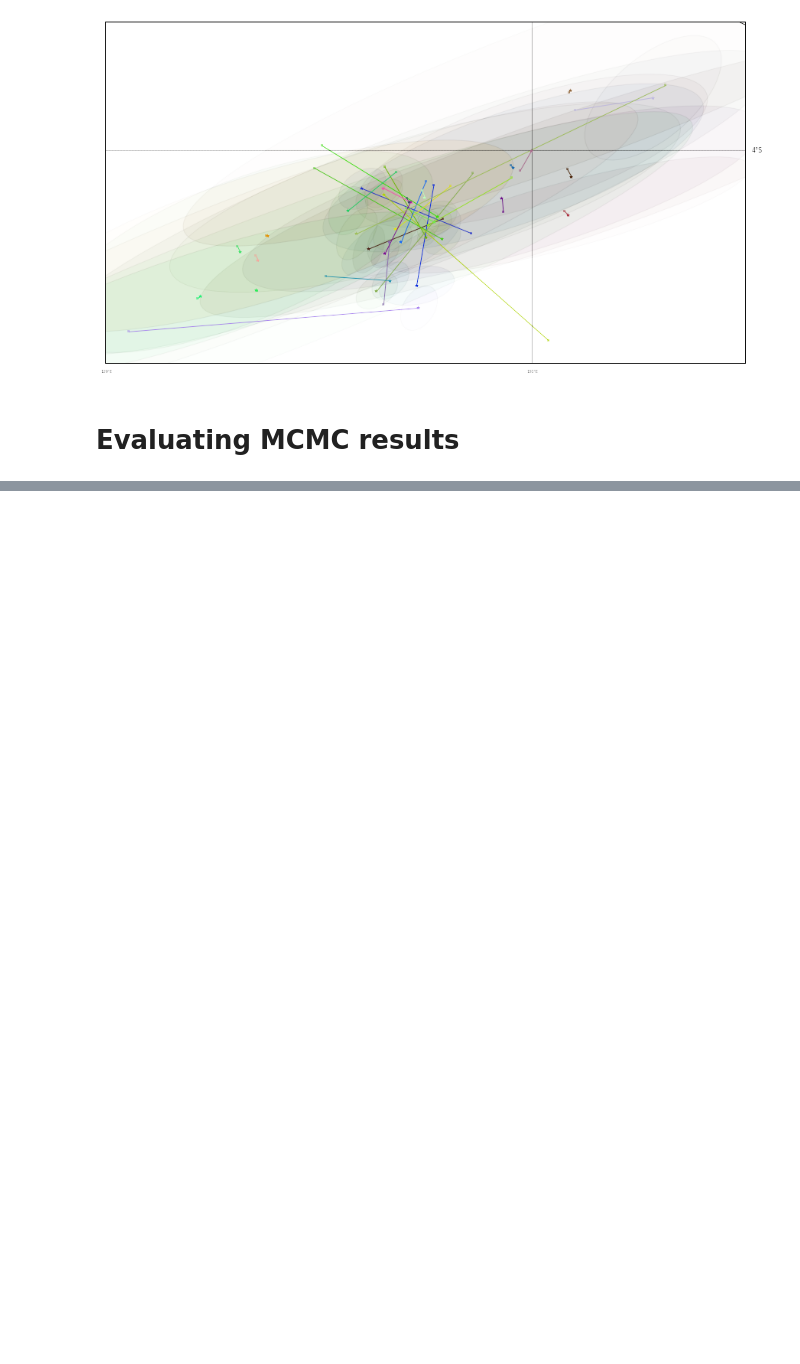
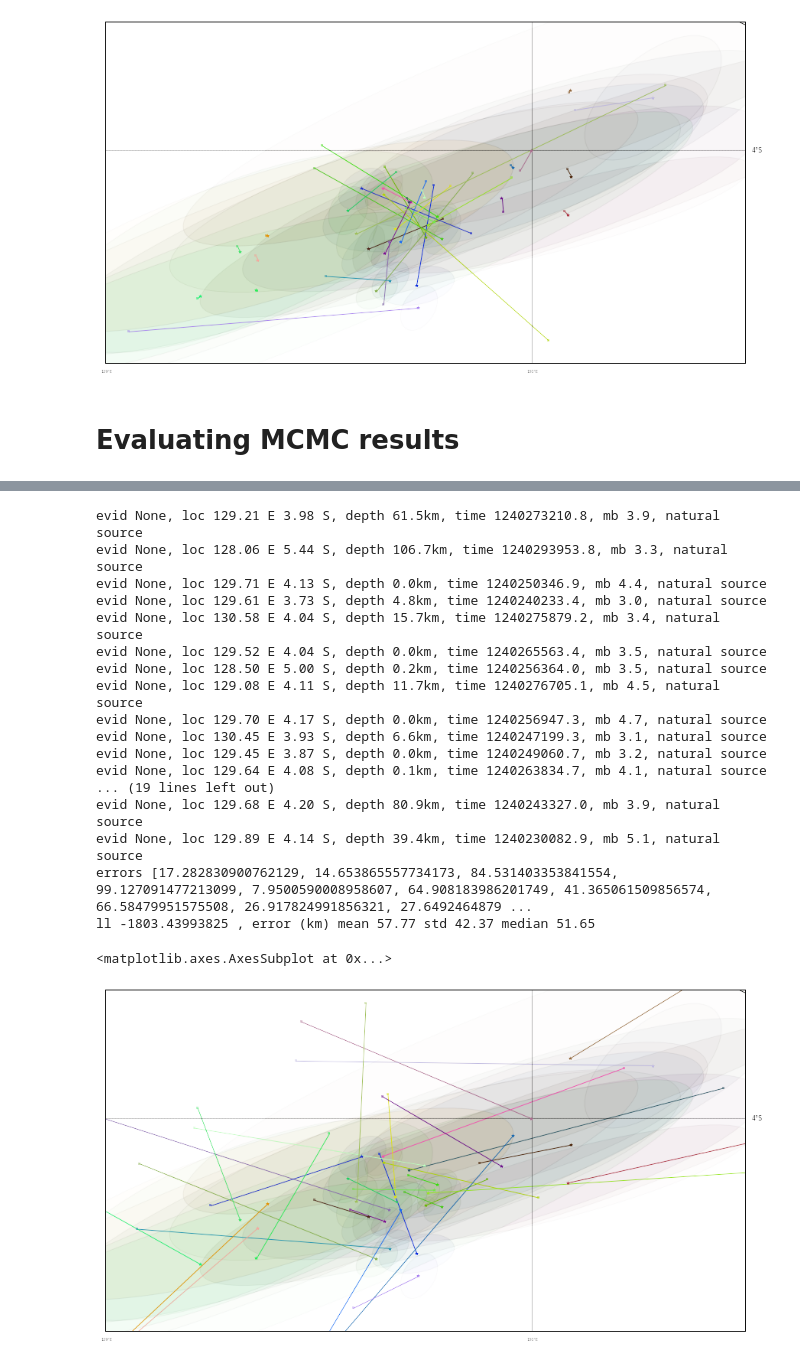
Before and after one commit to davmre/sigvisa, a Jupyter notebook: notebooks/bayesdd_on_real_events.ipynb, the cells around one changed output, grey strips where cells are left out. Drawn from its saved outputs; the diff is of its cells as text; code cells hidden in the pictures; blank space fills up the shorter version.

```diff
--- a/notebooks/bayesdd_on_real_events.ipynb
+++ b/notebooks/bayesdd_on_real_events.ipynb
@@ -640,25 +640,24 @@ from sigvisa.infer.analyze_mcmc import load_trace, trace_stats
 from sigvisa import Sigvisa
 from sigvisa.source.event import Event
 import os
-#def load_posterior_means(mcmc_run, burnin=300)
 
-mcmc_run=1726
-burnin=300
-s = Sigvisa()
-mcmc_log_dir = os.path.join(s.homedir, "logs", "mcmc")
-mcmc_run_dir = os.path.join(mcmc_log_dir, "%05d" % mcmc_run)
-mcmc_evs = dict()
-for fname in os.listdir(mcmc_run_dir):
-    if not fname.startswith("ev_") or not fname.endswith(".txt"): continue
-    eid = int(fname[3:8])
-    ev_trace_file = os.path.join(mcmc_run_dir, fname)
-    trace, min_step, max_step = load_trace(ev_trace_file, burnin=burnin)
-    mean_ev = np.mean(trace[burnin:, :], axis=0)
-    for evid in evids:
-        ref_ev = evs[evid]
-        timediff = ref_ev.time - mean_ev[3]
-        if np.abs(timediff) < 30:
-            mcmc_ev = Event(lon=mean_ev[0], lat=mean_ev[1], depth=mean_ev[2], time=mean_ev[3], mb=mean_ev[4])
-            print mcmc_ev
-            mcmc_evs[evid] = mcmc_ev
-            break
+def load_posterior_means(mcmc_run, burnin=300):
+    s = Sigvisa()
+    mcmc_log_dir = os.path.join(s.homedir, "logs", "mcmc")
+    mcmc_run_dir = os.path.join(mcmc_log_dir, "%05d" % mcmc_run)
+    mcmc_evs = dict()
+    for fname in os.listdir(mcmc_run_dir):
+        if not fname.startswith("ev_") or not fname.endswith(".txt"): continue
+        eid = int(fname[3:8])
+        ev_trace_file = os.path.join(mcmc_run_dir, fname)
+        trace, min_step, max_step = load_trace(ev_trace_file, burnin=burnin)
+        mean_ev = np.mean(trace, axis=0)
+        for evid in evids:
+            ref_ev = evs[evid]
+            timediff = ref_ev.time - mean_ev[3]
+            if np.abs(timediff) < 30:
+                mcmc_ev = Event(lon=mean_ev[0], lat=mean_ev[1], depth=mean_ev[2], time=mean_ev[3], mb=mean_ev[4])
+                print mcmc_ev
+                mcmc_evs[evid] = mcmc_ev
+                break
+    return mcmc_evs
@@ -689,0 +687,23 @@ ll -529.265883172 , error (km) mean 45.73 std 45.64 median 21.61
+# %%
+krigedtt_mcmc_evs = load_posterior_means(mcmc_run=1740, burnin=300)
+plot_evs(krigedtt_mcmc_evs)
+# %% [output]
+evid None, loc 129.21 E 3.98 S, depth 61.5km, time 1240273210.8, mb 3.9, natural source
+evid None, loc 128.06 E 5.44 S, depth 106.7km, time 1240293953.8, mb 3.3, natural source
+evid None, loc 129.71 E 4.13 S, depth 0.0km, time 1240250346.9, mb 4.4, natural source
+evid None, loc 129.61 E 3.73 S, depth 4.8km, time 1240240233.4, mb 3.0, natural source
+evid None, loc 130.58 E 4.04 S, depth 15.7km, time 1240275879.2, mb 3.4, natural source
+evid None, loc 129.52 E 4.04 S, depth 0.0km, time 1240265563.4, mb 3.5, natural source
+evid None, loc 128.50 E 5.00 S, depth 0.2km, time 1240256364.0, mb 3.5, natural source
+evid None, loc 129.08 E 4.11 S, depth 11.7km, time 1240276705.1, mb 4.5, natural source
+evid None, loc 129.70 E 4.17 S, depth 0.0km, time 1240256947.3, mb 4.7, natural source
+evid None, loc 130.45 E 3.93 S, depth 6.6km, time 1240247199.3, mb 3.1, natural source
+evid None, loc 129.45 E 3.87 S, depth 0.0km, time 1240249060.7, mb 3.2, natural source
+evid None, loc 129.64 E 4.08 S, depth 0.1km, time 1240263834.7, mb 4.1, natural source
+... (19 lines left out)
+evid None, loc 129.68 E 4.20 S, depth 80.9km, time 1240243327.0, mb 3.9, natural source
+evid None, loc 129.89 E 4.14 S, depth 39.4km, time 1240230082.9, mb 5.1, natural source
+errors [17.282830900762129, 14.653865557734173, 84.531403353841554, 99.127091477213099, 7.9500590008958607, 64.908183986201749, 41.365061509856574, 66.58479951575508, 26.917824991856321, 27.6492464879 ...
+ll -1803.43993825 , error (km) mean 57.77 std 42.37 median 51.65
+<matplotlib.axes.AxesSubplot at 0x...>
+[figure, added]
```
Also changed, not shown: parts of 7 cells of this notebook, 9 other files.
